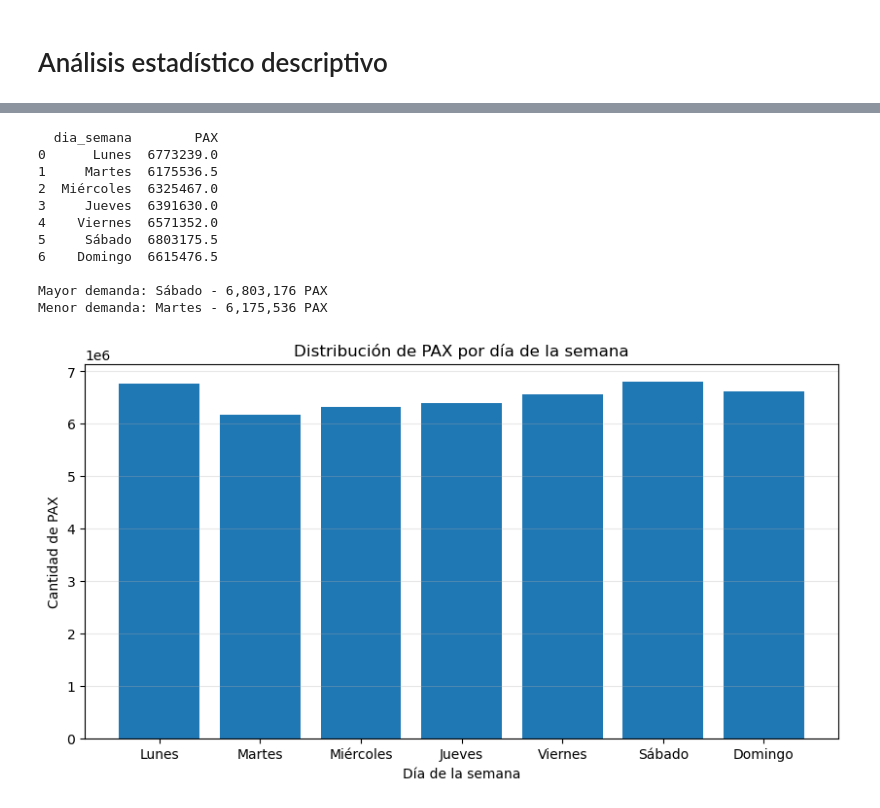
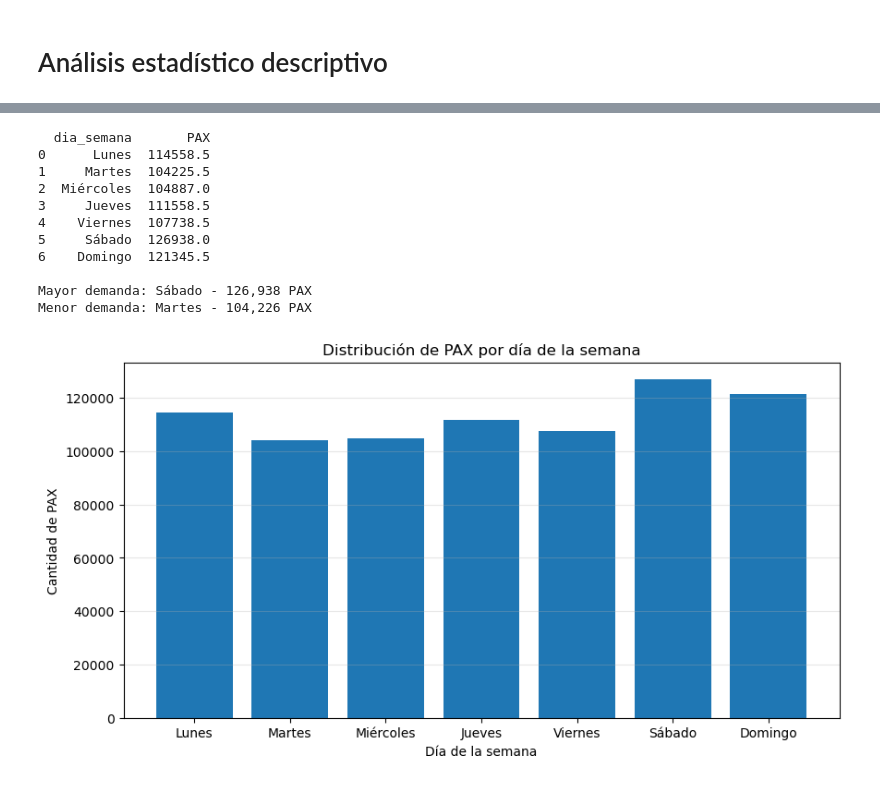
Before and after one commit to mletelle/MateIV_Transporte_Publico, a Jupyter notebook: Datasets ANALIZADOS/Aterrizajes despegues.ipynb, the cells around one changed output, grey strips where cells are left out. Drawn from its saved outputs; the diff is of its cells as text; code cells hidden in the pictures.

```diff
--- a/Datasets ANALIZADOS/Aterrizajes despegues.ipynb
+++ b/Datasets ANALIZADOS/Aterrizajes despegues.ipynb
@@ -239,17 +269,24 @@ dtype: int64
 # %%
 #Cuál es el rango horario con más pasajeros y con menos?
 
-# Hora entera (0-23)
-hora = pd.to_datetime(anac['Hora UTC'], format='%H:%M').dt.hour
+# Crear columna hora
+anac['hora'] = pd.to_datetime(
+    anac['Hora UTC'],
+    format='%H:%M'
+).dt.hour
+
+# Filtrar aterrizajes en BRC
+filtro = (
+    (anac['Tipo de Movimiento'] == 'Aterrizaje') &
+    (anac['Origen / Destino'] == 'BAR')
+)
 
 # PAX por hora
 pax_por_hora = (
-    anac.groupby(hora)['PAX']
+    anac.loc[filtro]
+        .groupby('hora', as_index=False)['PAX']
         .sum()
-        .reset_index()
 )
-
-pax_por_hora.columns = ['hora', 'PAX']
 
 print(pax_por_hora)
 
@@ -296,48 +333,52 @@ Menor demanda: 5:00 hs - 834,470 PAX
 # %%
-#Qué dia de la semana transporte más pasajeros? y Cuál menos?
 orden_dias = [
     'Lunes', 'Martes', 'Miércoles',
     'Jueves', 'Viernes', 'Sábado', 'Domingo'
 ]
 
-# PAX por día de la semana
+filtro = (
+    (anac['Tipo de Movimiento'] == 'Aterrizaje') &
+    (anac['Origen / Destino'] == 'BAR')
+)
+
 pax_por_dia = (
-    anac.groupby('dia_semana')['PAX']
+    anac.loc[filtro]
+        .groupby('dia_semana')['PAX']
         .sum()
         .reindex(orden_dias)
         .reset_index()
 )
 
 print(pax_por_dia)
 
 # Día de mayor y menor demanda
 dia_max = pax_por_dia.loc[pax_por_dia['PAX'].idxmax()]
 dia_min = pax_por_dia.loc[pax_por_dia['PAX'].idxmin()]
 
 print(f"\nMayor demanda: {dia_max['dia_semana']} - {dia_max['PAX']:,.0f} PAX")
 print(f"Menor demanda: {dia_min['dia_semana']} - {dia_min['PAX']:,.0f} PAX")
 
 # Gráfico
 plt.figure(figsize=(10,5))
 plt.bar(pax_por_dia['dia_semana'], pax_por_dia['PAX'])
 
 plt.xlabel('Día de la semana')
 plt.ylabel('Cantidad de PAX')
 plt.title('Distribución de PAX por día de la semana')
 plt.grid(axis='y', alpha=0.3)
 
 plt.show()
 # %% [output]
-  dia_semana        PAX
-0      Lunes  6773239.0
-1     Martes  6175536.5
-2  Miércoles  6325467.0
-3     Jueves  6391630.0
-4    Viernes  6571352.0
-5     Sábado  6803175.5
-6    Domingo  6615476.5
+  dia_semana       PAX
+0      Lunes  114558.5
+1     Martes  104225.5
+2  Miércoles  104887.0
+3     Jueves  111558.5
+4    Viernes  107738.5
+5     Sábado  126938.0
+6    Domingo  121345.5
 
-Mayor demanda: Sábado - 6,803,176 PAX
-Menor demanda: Martes - 6,175,536 PAX
+Mayor demanda: Sábado - 126,938 PAX
+Menor demanda: Martes - 104,226 PAX
-[figure, old version]
+[figure, new version]
 # %%
```
Also changed, not shown: parts of 8 cells of this notebook.
